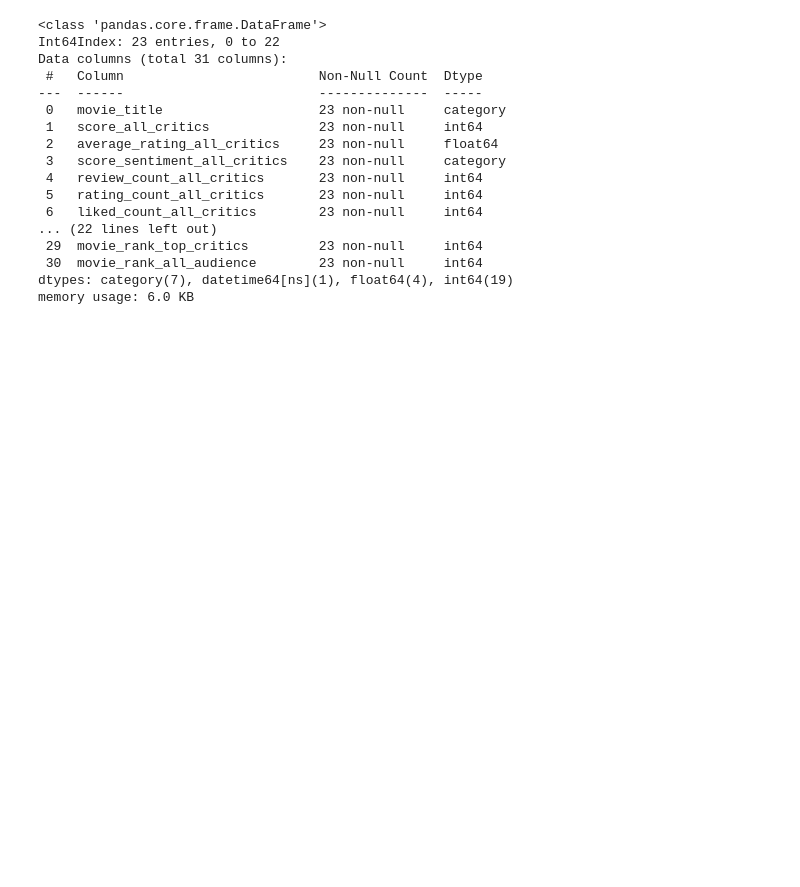
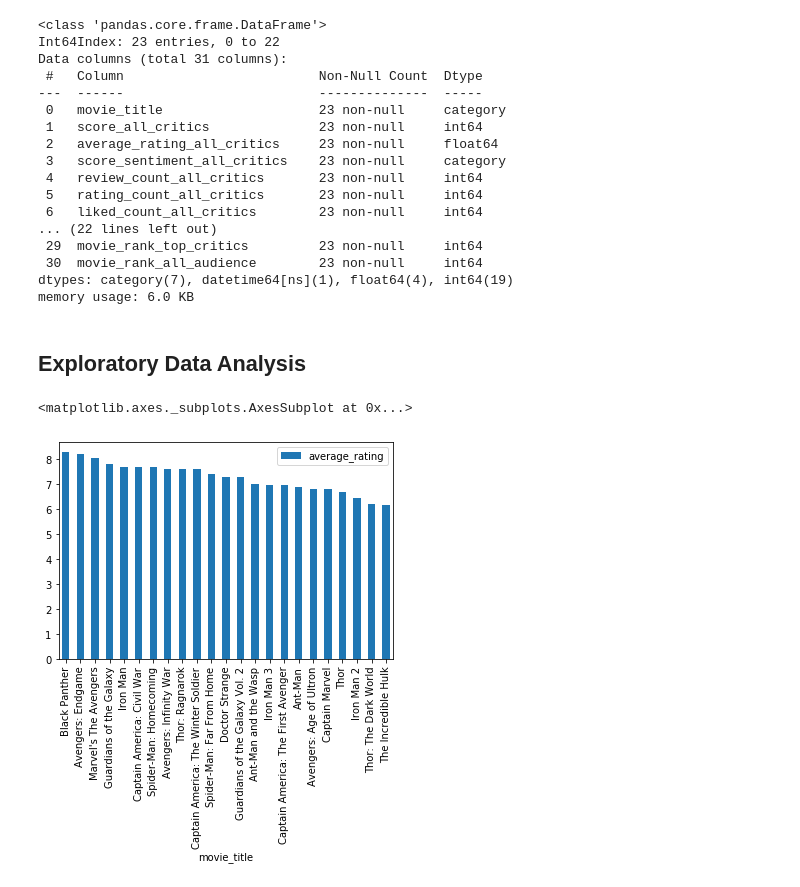
Before and after one commit to ezeahunanya/marvel_cinematic_universe_movie_ratings, a Jupyter notebook: Marvel Movie Scores.ipynb, the cells around one changed output. Saved outputs shown, nothing was run; the diff lists cells and outputs as text; code cells hidden in the pictures; blank space fills up the shorter version.

Commit message:
feat: Add data analysis code

```diff
--- a/Marvel Movie Scores.ipynb
+++ b/Marvel Movie Scores.ipynb
@@ -524,3 +524,6 @@ memory usage: 6.0 KB
 df.to_csv('marvel_cinematic_universe_movie_scores.csv', index=False)
 # %%
 df1.to_csv('mcu_movie_scores.csv', index=False)
+# %% [markdown]
+<a id='eda'></a>
+## Exploratory Data Analysis
@@ -526,0 +532,6 @@ df1.to_csv('mcu_movie_scores.csv', index=False)
+# %%
+df[df.audience_type == 'All Critics'].sort_values(by='average_rating',
+               ascending=False).plot.bar(x='movie_title', y='average_rating', rot=90)
+# %% [output]
+<matplotlib.axes._subplots.AxesSubplot at 0x...>
+[figure, added]
```
Also changed, not shown: parts of 7 cells of this notebook.
